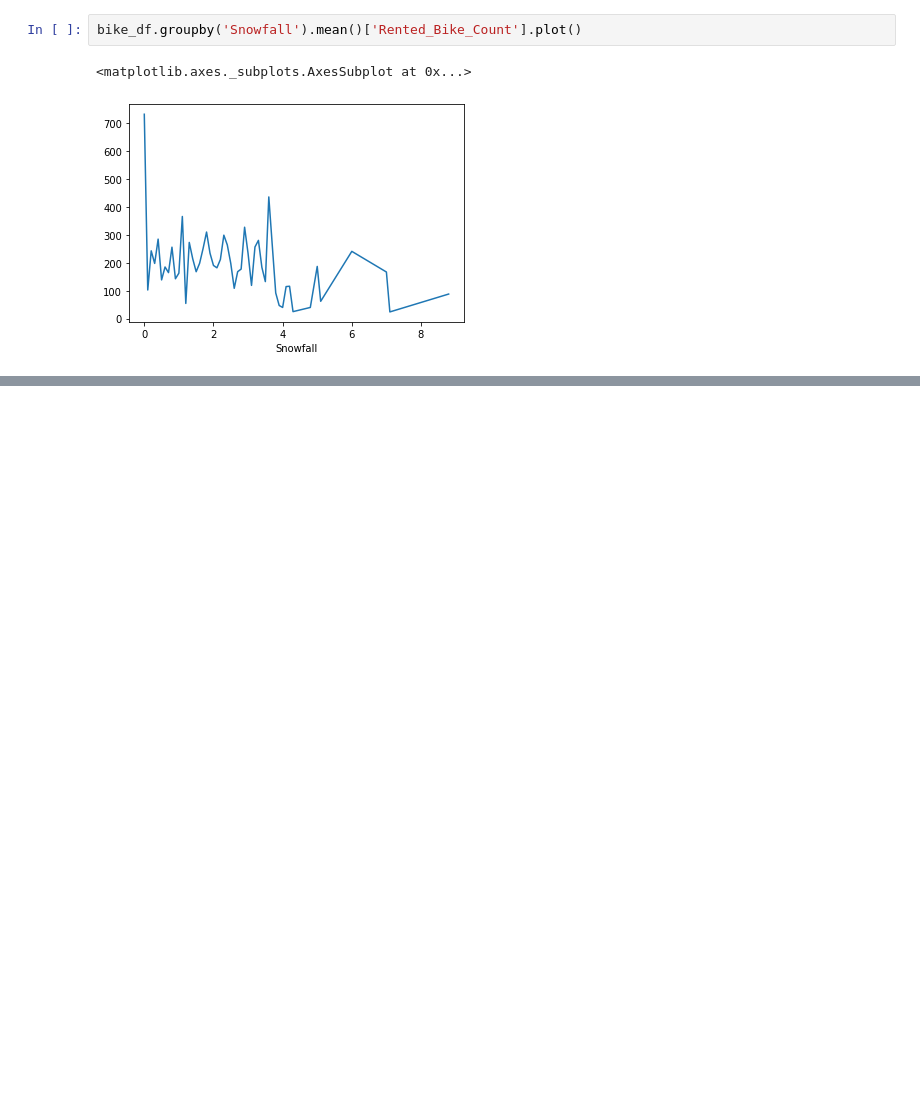
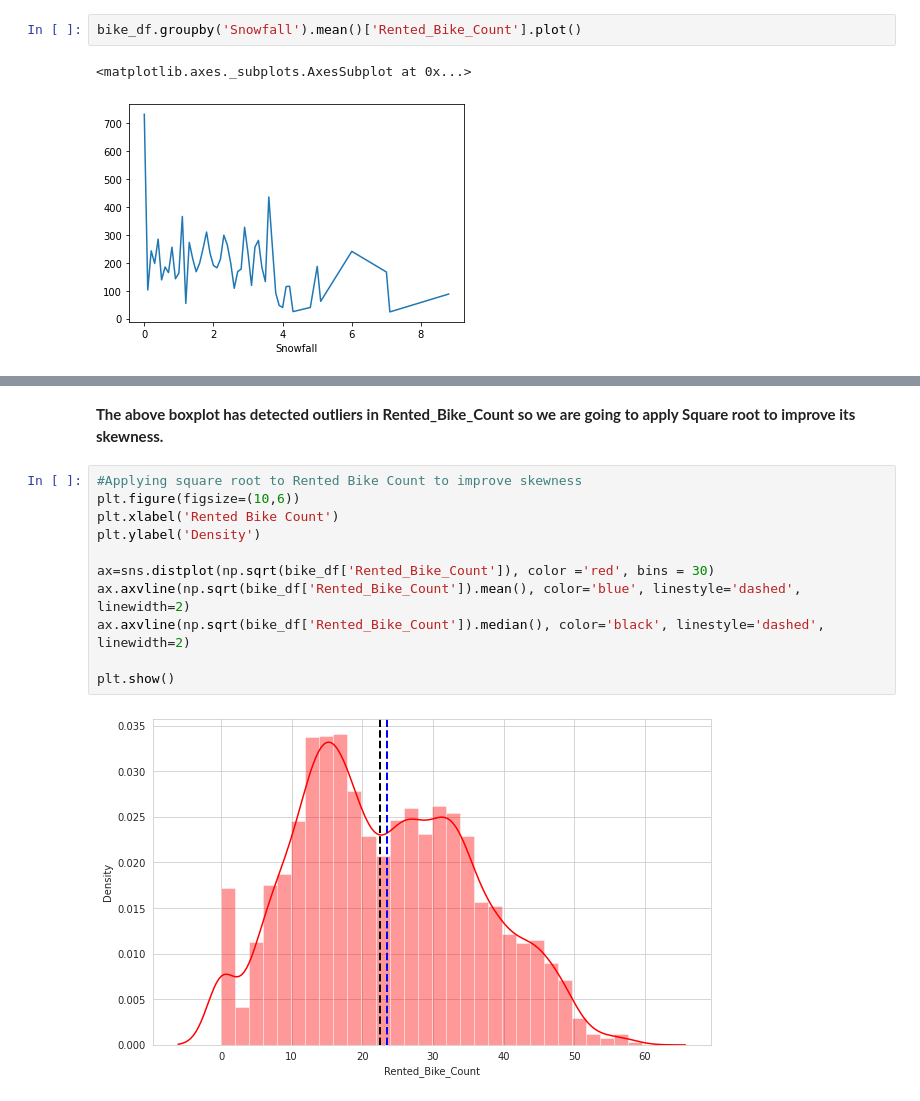
Before and after one commit to kiranahire03/Bike-Linear-Regression, a Jupyter notebook: Seoul_Bike_Sharing_Demand_Prediction.ipynb, the cells around one changed output, grey strips where cells are left out. Drawn from its saved outputs; the diff is of its cells as text; blank space fills up the shorter version.

```diff
--- a/Seoul_Bike_Sharing_Demand_Prediction.ipynb
+++ b/Seoul_Bike_Sharing_Demand_Prediction.ipynb
@@ -526,0 +548,15 @@ bike_df.groupby('Snowfall').mean()['Rented_Bike_Count'].plot()
+# %% [markdown]
+**The above boxplot has detected outliers in Rented_Bike_Count so we are going to apply Square root to improve its skewness.**
+# %%
+#Applying square root to Rented Bike Count to improve skewness
+plt.figure(figsize=(10,6))
+plt.xlabel('Rented Bike Count')
+plt.ylabel('Density')
+
+ax=sns.distplot(np.sqrt(bike_df['Rented_Bike_Count']), color ='red', bins = 30)
+ax.axvline(np.sqrt(bike_df['Rented_Bike_Count']).mean(), color='blue', linestyle='dashed', linewidth=2)
+ax.axvline(np.sqrt(bike_df['Rented_Bike_Count']).median(), color='black', linestyle='dashed', linewidth=2)
+
+plt.show()
+# %% [output]
+[figure, added]
```
Also changed, not shown: parts of 33 cells of this notebook.
